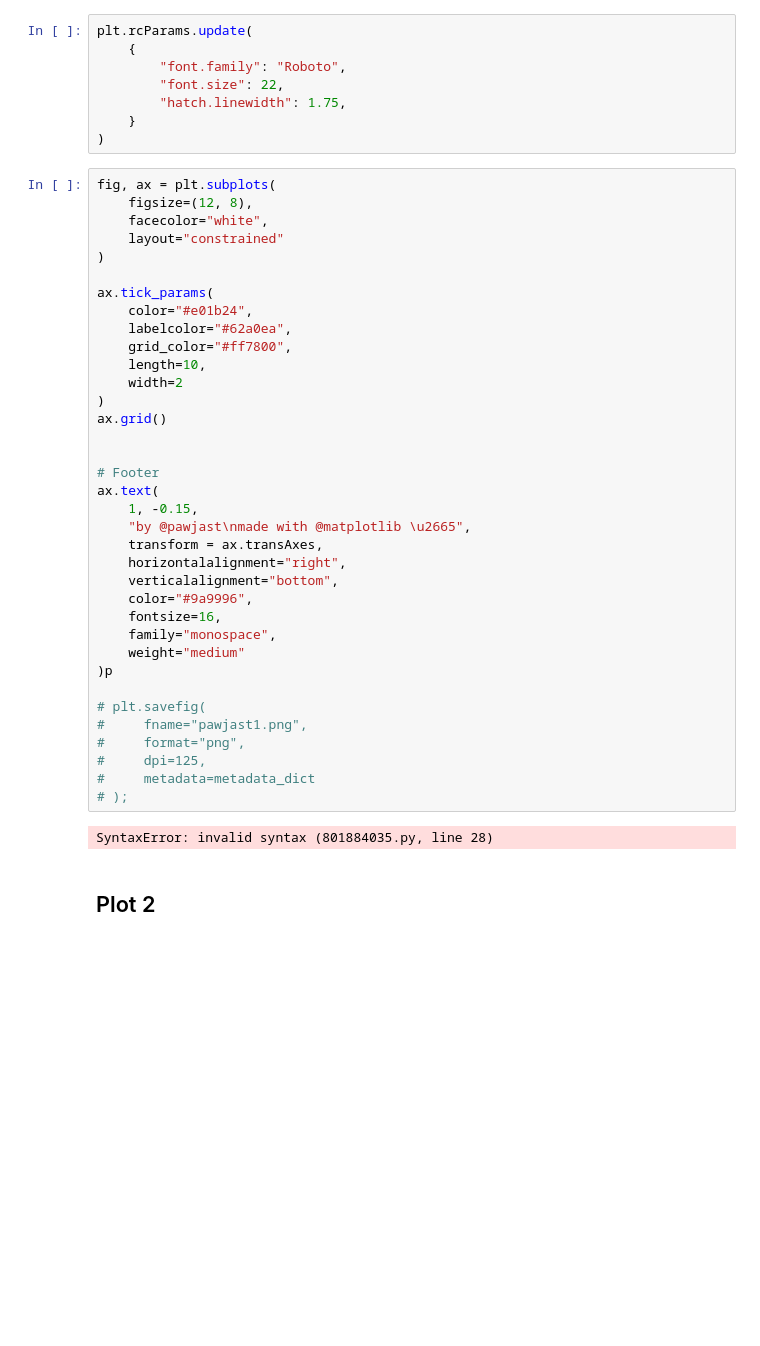
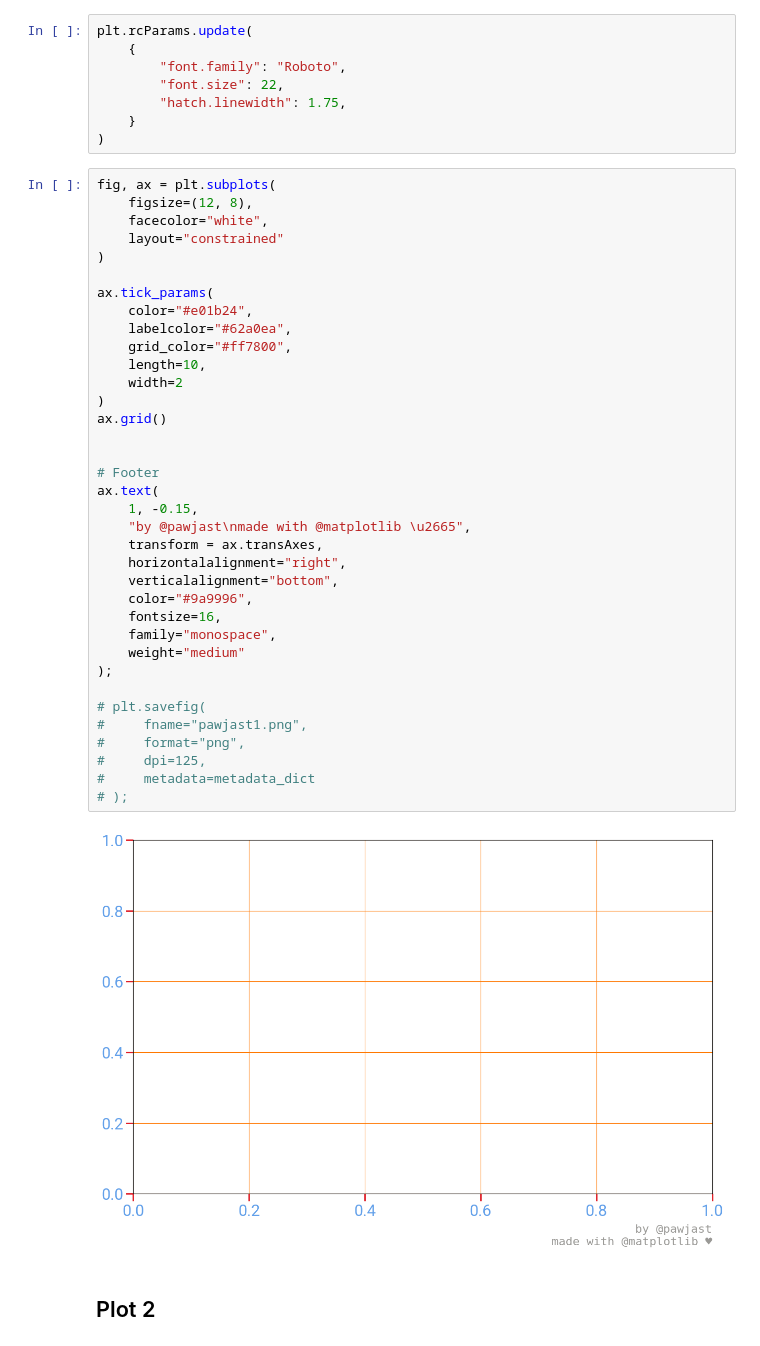
Before and after one commit to pawjast/code_and_pepper, a Jupyter notebook: src/matplotlib_tick_params_for_colour_change.ipynb, the cells around one changed output. Drawn from its saved outputs; the diff is of its cells as text; blank space fills up the shorter version.

```diff
--- a/src/matplotlib_tick_params_for_colour_change.ipynb
+++ b/src/matplotlib_tick_params_for_colour_change.ipynb
@@ -40,35 +40,35 @@ fig, ax = plt.subplots(
 
 ax.tick_params(
     color="#e01b24",
     labelcolor="#62a0ea",
     grid_color="#ff7800",
     length=10,
     width=2
 )
 ax.grid()
 
 
 # Footer
 ax.text(
     1, -0.15,
     "by @pawjast\nmade with @matplotlib \u2665",
     transform = ax.transAxes,
     horizontalalignment="right",
     verticalalignment="bottom",
     color="#9a9996",
     fontsize=16,
     family="monospace",
     weight="medium"
-)p
+);
 
 # plt.savefig(
 #     fname="pawjast1.png",
 #     format="png",
 #     dpi=125,
 #     metadata=metadata_dict
 # );
 # %% [output]
-SyntaxError: invalid syntax (801884035.py, line 28)
+[figure, added]
 # %% [markdown]
 ## Plot 2
 # %%
```
Also changed, not shown: parts of 1 cell of this notebook.
